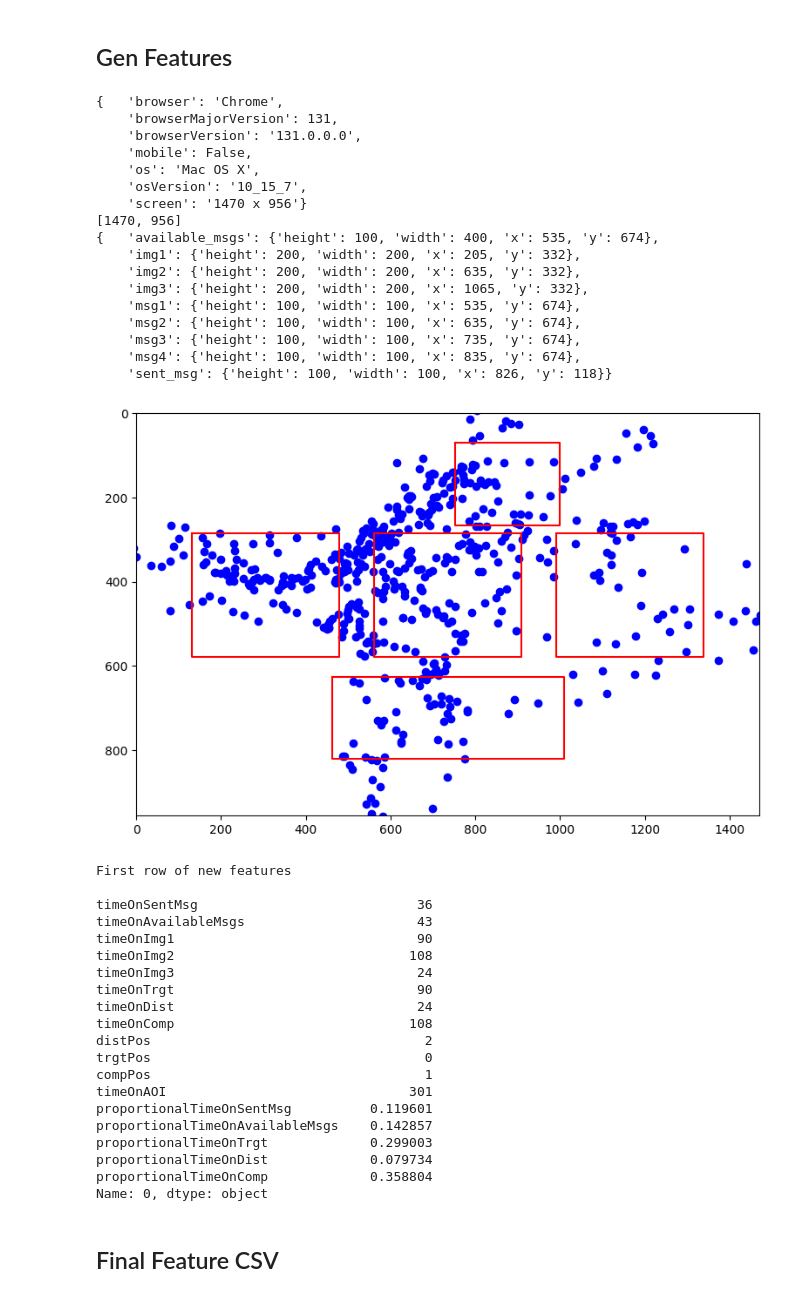
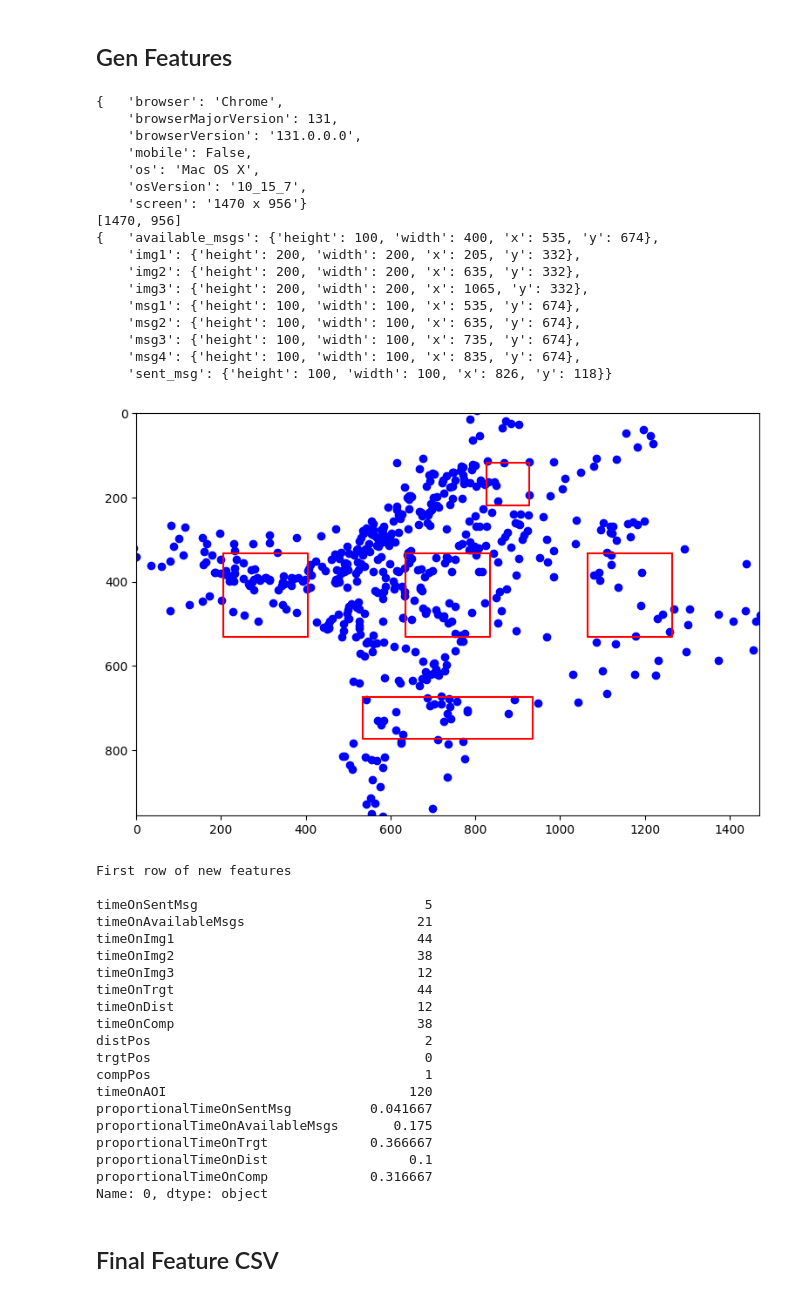
Before and after one commit to GAtemROU/Thesis-Project, a Jupyter notebook: analysis/heatmap_gen.ipynb, the cells around one changed output. Saved outputs shown, nothing was run; the diff lists cells and outputs as text; code cells hidden in the pictures.

```diff
--- a/analysis/heatmap_gen.ipynb
+++ b/analysis/heatmap_gen.ipynb
@@ -69,8 +69,8 @@ df['answerAccuracy'] = df.groupby('workerid')['correct'].transform('mean')
 df['resolution'] = df.deviceInfo.apply(lambda x: [int(size) for size in x['screen'].split('x')])
 
 # margin for gaze objects
-res_w_x = 0.05
-res_w_y = 0.05
+res_w_x = 0.0
+res_w_y = 0.0
 
 first_ploted = False
 plot_first = True
@@ -125,53 +125,53 @@ df['timeOnAOI'] = df.apply(lambda x: sum(x[['timeOnSentMsg', 'timeOnAvailableMsg
 df['proportionalTimeOnSentMsg'] = df['timeOnSentMsg'] / df['timeOnAOI']
 df['proportionalTimeOnAvailableMsgs'] = df['timeOnAvailableMsgs'] / df['timeOnAOI']
 df['proportionalTimeOnTrgt'] = df['timeOnTrgt'] / df['timeOnAOI']
 df['proportionalTimeOnDist'] = df['timeOnDist'] / df['timeOnAOI']
 df['proportionalTimeOnComp'] = df['timeOnComp'] / df['timeOnAOI']
 
 if plot_first:
     plt.gca().invert_yaxis()
     plt.show()
 
 print("First row of new features\n")
 pp.pprint(df.iloc[0][['timeOnSentMsg', 'timeOnAvailableMsgs', 'timeOnImg1', 'timeOnImg2', 'timeOnImg3', 'timeOnTrgt', 'timeOnDist', 'timeOnComp', 'distPos', 'trgtPos', 'compPos', 'timeOnAOI', 'proportionalTimeOnSentMsg', 'proportionalTimeOnAvailableMsgs', 'proportionalTimeOnTrgt', 'proportionalTimeOnDist', 'proportionalTimeOnComp']])
 # %% [output]
 {   'browser': 'Chrome',
     'browserMajorVersion': 131,
     'browserVersion': '131.0.0.0',
     'mobile': False,
     'os': 'Mac OS X',
     'osVersion': '10_15_7',
     'screen': '1470 x 956'}
 [1470, 956]
 {   'available_msgs': {'height': 100, 'width': 400, 'x': 535, 'y': 674},
     'img1': {'height': 200, 'width': 200, 'x': 205, 'y': 332},
     'img2': {'height': 200, 'width': 200, 'x': 635, 'y': 332},
     'img3': {'height': 200, 'width': 200, 'x': 1065, 'y': 332},
     'msg1': {'height': 100, 'width': 100, 'x': 535, 'y': 674},
     'msg2': {'height': 100, 'width': 100, 'x': 635, 'y': 674},
     'msg3': {'height': 100, 'width': 100, 'x': 735, 'y': 674},
     'msg4': {'height': 100, 'width': 100, 'x': 835, 'y': 674},
     'sent_msg': {'height': 100, 'width': 100, 'x': 826, 'y': 118}}
-[figure, old version]
+[figure, new version]
 First row of new features
 
-timeOnSentMsg                            36
-timeOnAvailableMsgs                      43
-timeOnImg1                               90
-timeOnImg2                              108
-timeOnImg3                               24
-timeOnTrgt                               90
-timeOnDist                               24
-timeOnComp                              108
+timeOnSentMsg                             5
+timeOnAvailableMsgs                      21
+timeOnImg1                               44
+timeOnImg2                               38
+timeOnImg3                               12
+timeOnTrgt                               44
+timeOnDist                               12
+timeOnComp                               38
 distPos                                   2
 trgtPos                                   0
 compPos                                   1
-timeOnAOI                               301
-proportionalTimeOnSentMsg          0.119601
-proportionalTimeOnAvailableMsgs    0.142857
-proportionalTimeOnTrgt             0.299003
-proportionalTimeOnDist             0.079734
-proportionalTimeOnComp             0.358804
+timeOnAOI                               120
+proportionalTimeOnSentMsg          0.041667
+proportionalTimeOnAvailableMsgs       0.175
+proportionalTimeOnTrgt             0.366667
+proportionalTimeOnDist                  0.1
+proportionalTimeOnComp             0.316667
 Name: 0, dtype: object
 # %% [markdown]
 ## Final Feature CSV
```
Also changed, not shown: parts of 3 cells of this notebook, 5 other files.
